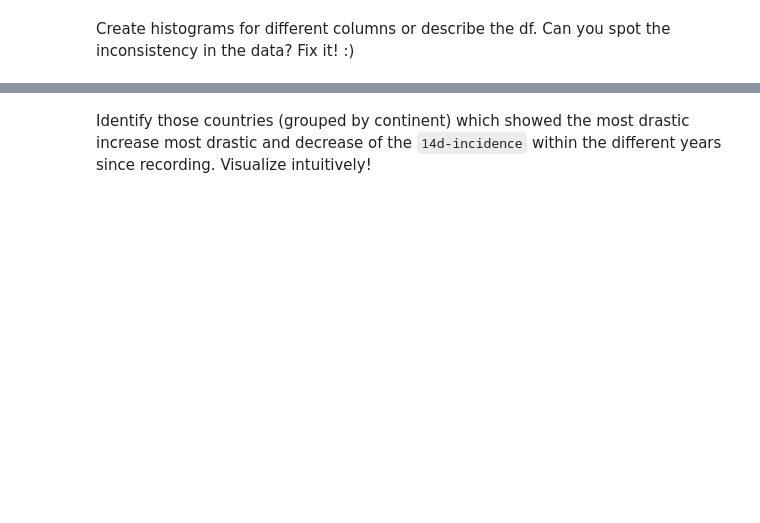
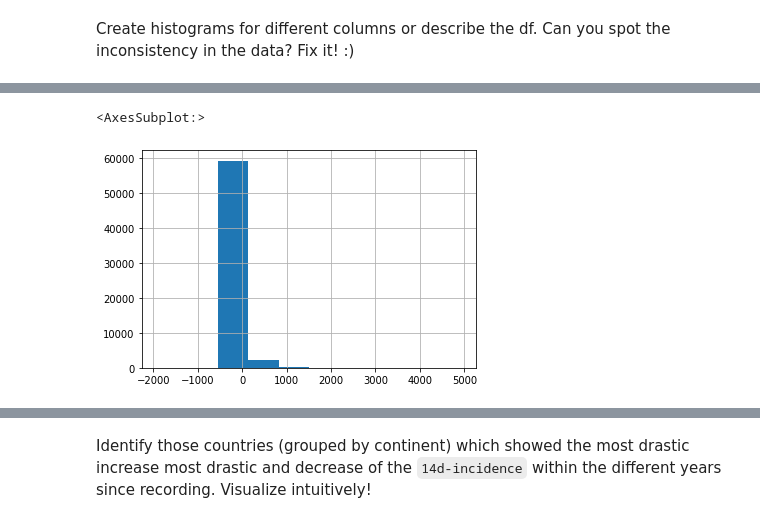
Before and after one commit to anafink/advanced_python_2021-22_HD, a Jupyter notebook: notebooks/exercises/day 7/07.exercise_COVID_data_wrangling.ipynb, the cells around one changed output, grey strips where cells are left out. Cells and saved outputs as stored; diff of their text form; code cells hidden in the pictures; blank space fills up the shorter version.

```diff
--- a/notebooks/exercises/day 7/07.exercise_COVID_data_wrangling.ipynb
+++ b/notebooks/exercises/day 7/07.exercise_COVID_data_wrangling.ipynb
@@ -118,0 +134,5 @@ Create histograms for different columns or describe the df. Can you spot the inc
+# %%
+cdf["deaths"].hist()
+# %% [output]
+<AxesSubplot:>
+[figure, added]
```
Also changed, not shown: parts of 20 cells of this notebook.
